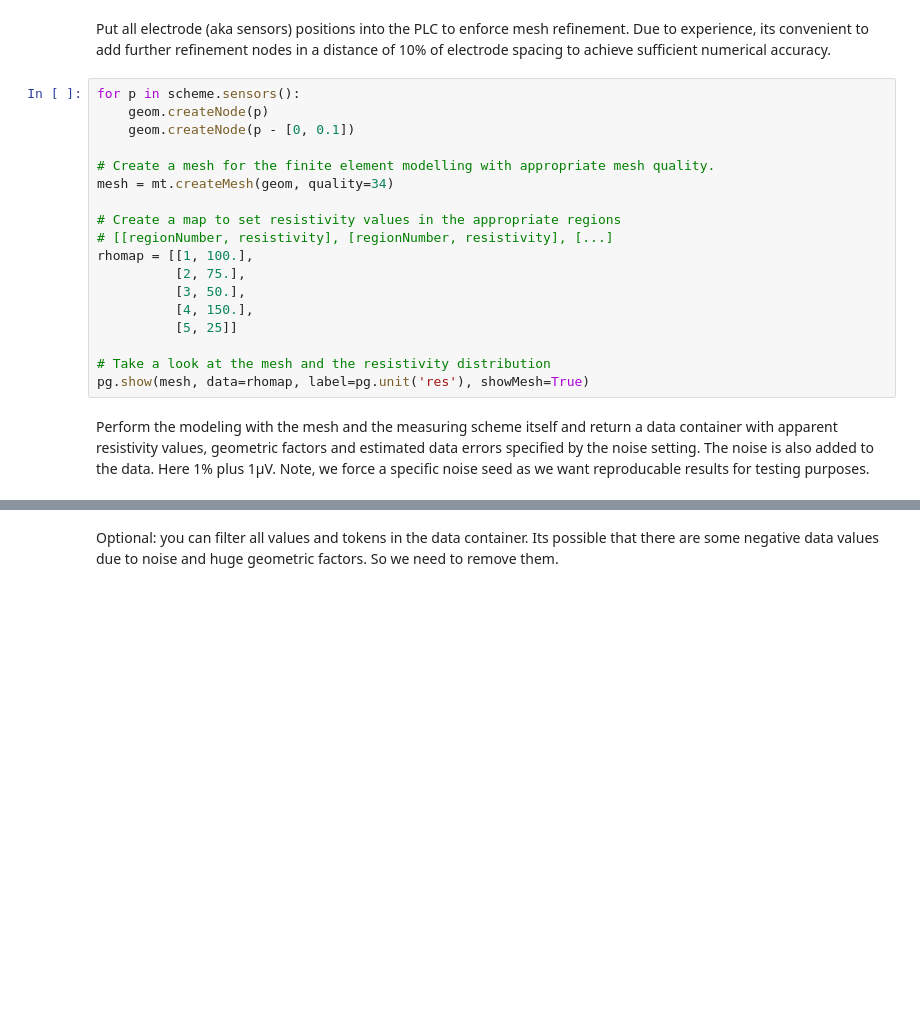
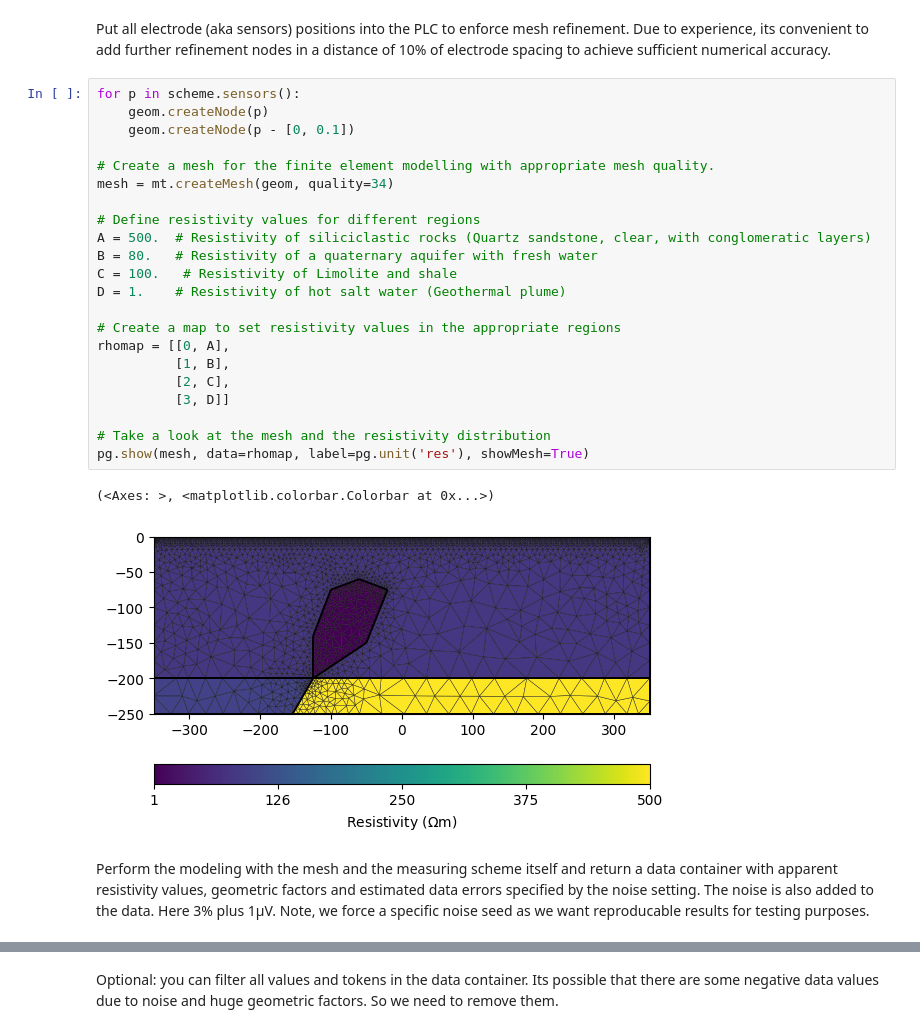
Before and after one commit to jcmefra/Aguas_Vichy, a Jupyter notebook: Modelling_simple.ipynb, the cells around one changed output, grey strips where cells are left out. Cells and saved outputs as stored; diff of their text form; blank space fills up the shorter version.

```diff
--- a/Modelling_simple.ipynb
+++ b/Modelling_simple.ipynb
@@ -52,26 +58,33 @@ numerical accuracy.
 # %%
 for p in scheme.sensors():
     geom.createNode(p)
     geom.createNode(p - [0, 0.1])
 
 # Create a mesh for the finite element modelling with appropriate mesh quality.
 mesh = mt.createMesh(geom, quality=34)
 
+# Define resistivity values for different regions
+A = 500.  # Resistivity of siliciclastic rocks (Quartz sandstone, clear, with conglomeratic layers)
+B = 80.   # Resistivity of a quaternary aquifer with fresh water
+C = 100.   # Resistivity of Limolite and shale
+D = 1.    # Resistivity of hot salt water (Geothermal plume)
+
 # Create a map to set resistivity values in the appropriate regions
-# [[regionNumber, resistivity], [regionNumber, resistivity], [...]
-rhomap = [[1, 100.],
-          [2, 75.],
-          [3, 50.],
-          [4, 150.],
-          [5, 25]]
+rhomap = [[0, A],
+          [1, B],
+          [2, C],
+          [3, D]]
 
 # Take a look at the mesh and the resistivity distribution
 pg.show(mesh, data=rhomap, label=pg.unit('res'), showMesh=True)
+# %% [output]
+(<Axes: >, <matplotlib.colorbar.Colorbar at 0x...>)
+[figure, added]
 # %% [markdown]
 Perform the modeling with the mesh and the measuring scheme itself
 and return a data container with apparent resistivity values,
 geometric factors and estimated data errors specified by the noise setting.
-The noise is also added to the data. Here 1% plus 1µV.
+The noise is also added to the data. Here 3% plus 1µV.
 Note, we force a specific noise seed as we want reproducable results for
 testing purposes.
 # %%
```
Also changed, not shown: parts of 24 cells of this notebook, 3 other files.
